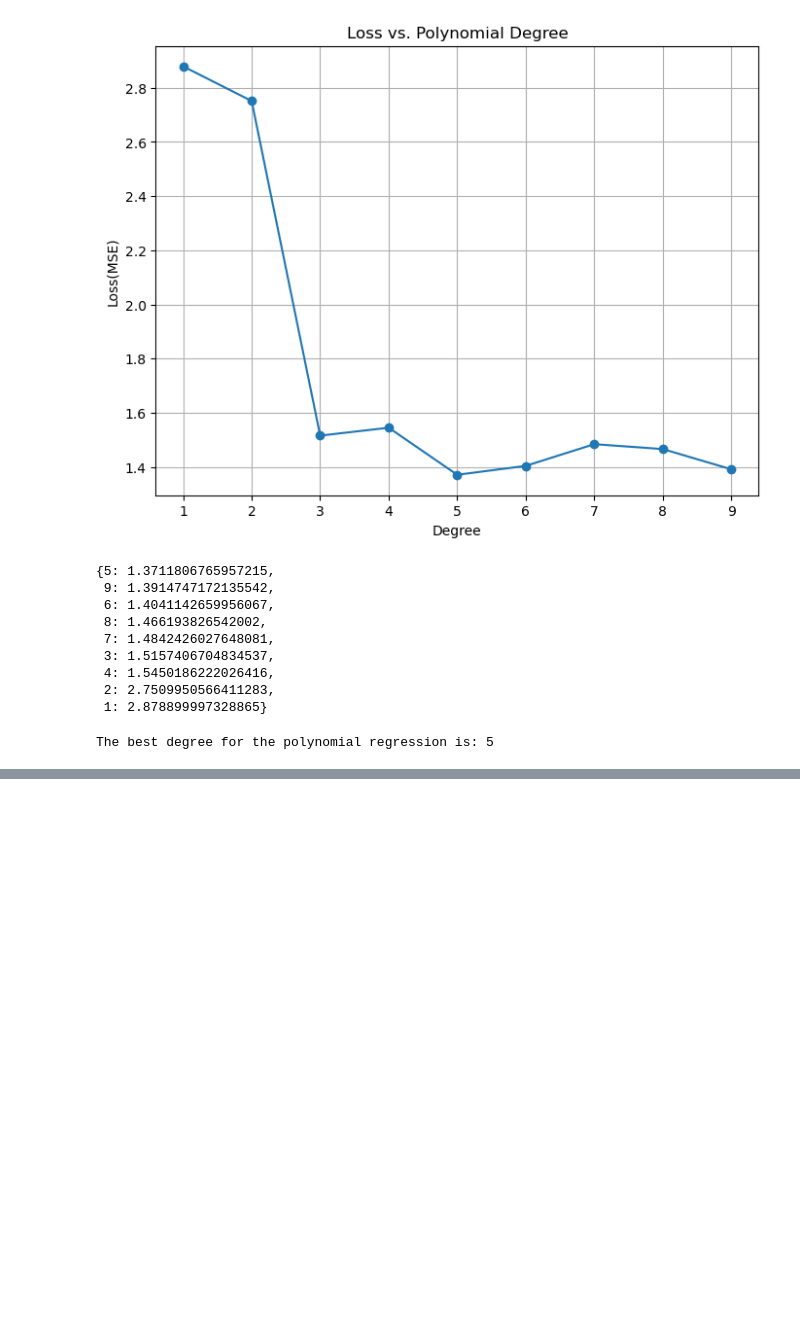
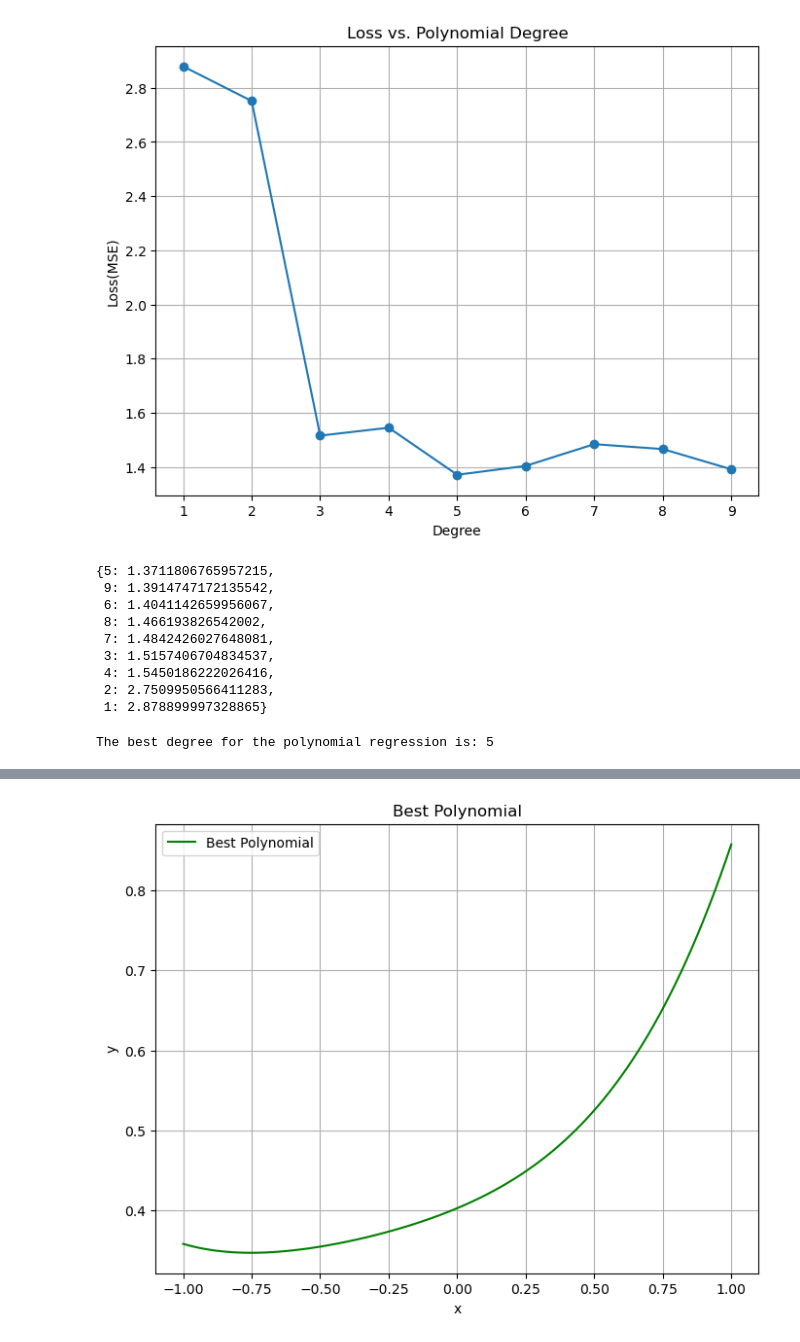
Before and after one commit to avadoe/FoDS-Assignment-1, a Jupyter notebook: 1_a.ipynb, the cells around one changed output, grey strips where cells are left out. Cells and saved outputs as stored; diff of their text form; code cells hidden in the pictures; blank space fills up the shorter version.

```diff
--- a/1_a.ipynb
+++ b/1_a.ipynb
@@ -255,3 +255,6 @@ best_degree = min(map, key=map.get)
 print(f'The best degree for the polynomial regression is: {best_degree}')
 # %% [output]
 The best degree for the polynomial regression is: 5
+# %%
+w_best, b_best = ws[best_degree - 1], bs[best_degree - 1]
+w_best, b_best, type(w_best)
@@ -257,0 +265,12 @@ The best degree for the polynomial regression is: 5
+# %%
+X_vals = data['X']*std_x + mean_x
+X_vals = X_vals.values
+
+coefficients = w_best
+
+y_vals = np.zeros_like(X_vals)
+
+for degree, coeff in enumerate(coefficients):
+    y_vals += coeff * (X_vals ** (degree + 1))
+
+y_vals += b_best
@@ -257,0 +288,14 @@ The best degree for the polynomial regression is: 5
+# %%
+X_vals = np.linspace(-1, 1, 100)
+y_vals = b_best + np.polyval(coefficients, X_vals)
+# %%
+plt.figure(figsize=(8, 6))
+plt.plot(X_vals, y_vals, label='Best Polynomial', color='g')
+plt.xlabel('x')
+plt.ylabel('y')
+plt.title('Best Polynomial')
+plt.legend()
+plt.grid(True)
+plt.show()
+# %% [output]
+[figure, added]
```
Also changed, not shown: parts of 2 cells of this notebook.
